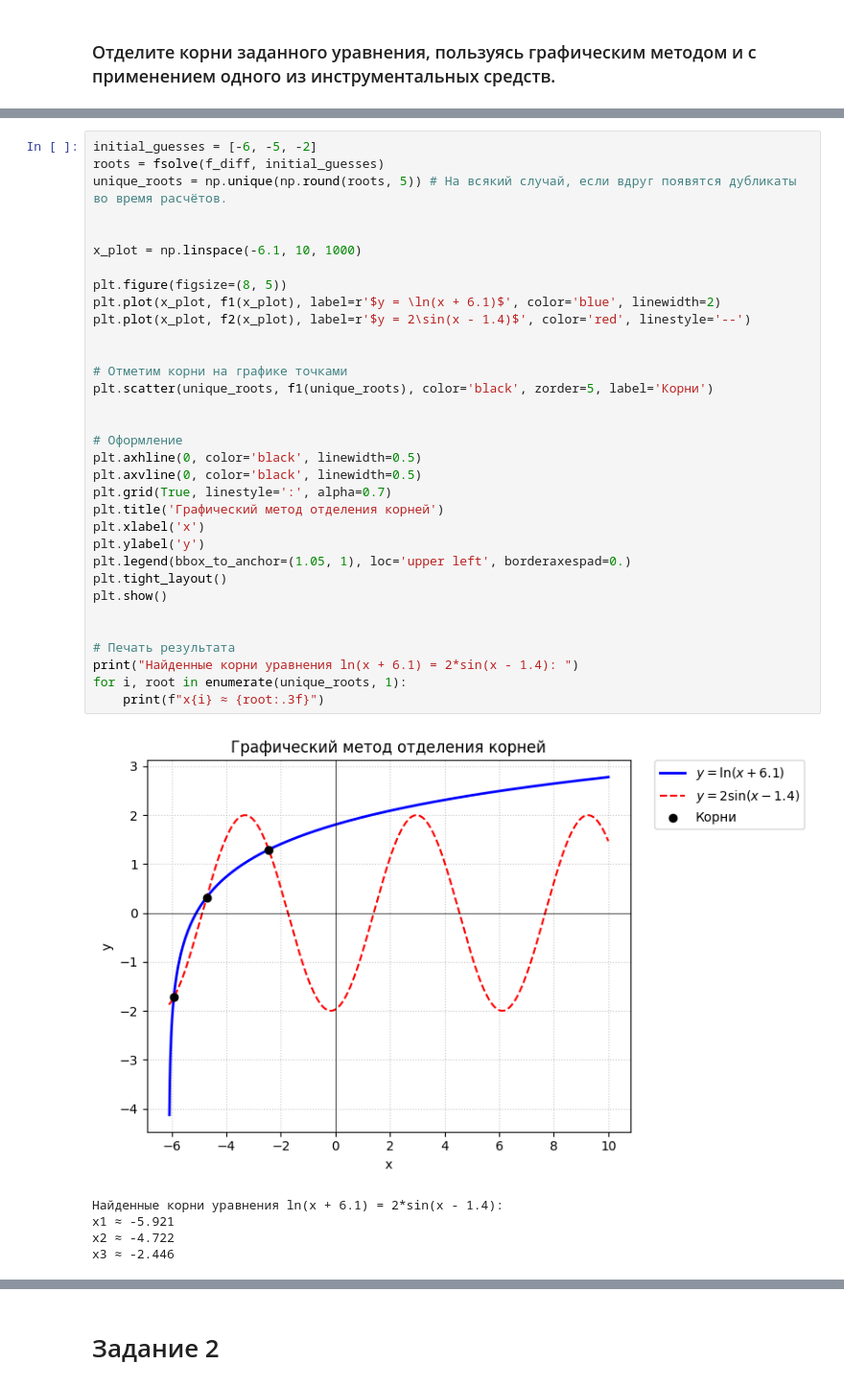
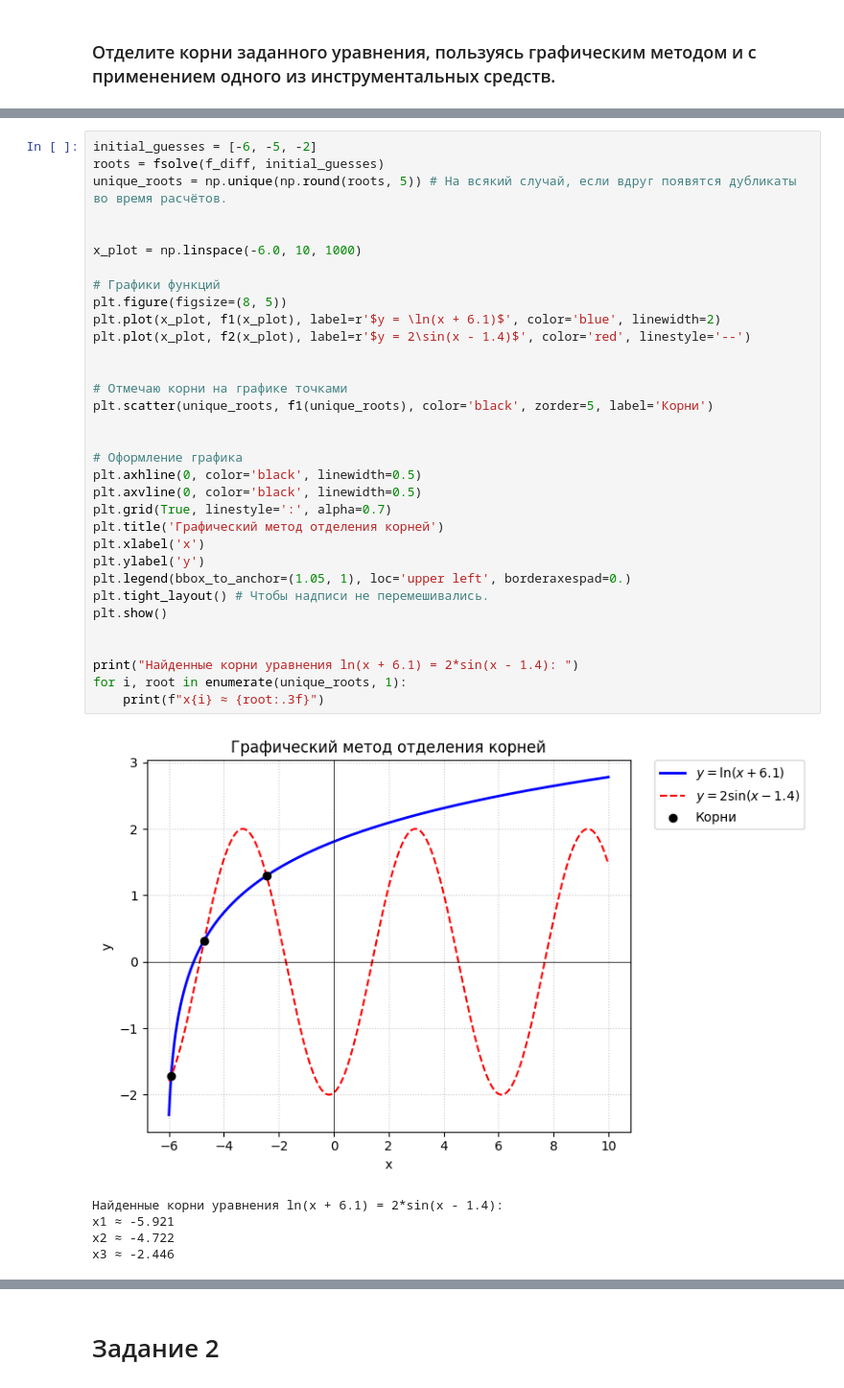
Before and after one commit to Eg0r-S/my_work_for_college, a Jupyter notebook: Work_for_number.s_methods.ipynb, the cells around one changed output, grey strips where cells are left out. Shown at 96% size. Saved outputs shown, nothing was run; the diff lists cells and outputs as text.

```diff
--- a/Work_for_number.s_methods.ipynb
+++ b/Work_for_number.s_methods.ipynb
@@ -47,38 +49,38 @@ plt.show()
 # %%
 initial_guesses = [-6, -5, -2]
 roots = fsolve(f_diff, initial_guesses)
 unique_roots = np.unique(np.round(roots, 5)) # На всякий случай, если вдруг появятся дубликаты во время расчётов.
 
 
-x_plot = np.linspace(-6.1, 10, 1000)
+x_plot = np.linspace(-6.0, 10, 1000)
 
+# Графики функций
 plt.figure(figsize=(8, 5))
 plt.plot(x_plot, f1(x_plot), label=r'$y = \ln(x + 6.1)$', color='blue', linewidth=2)
 plt.plot(x_plot, f2(x_plot), label=r'$y = 2\sin(x - 1.4)$', color='red', linestyle='--')
 
 
-# Отметим корни на графике точками
+# Отмечаю корни на графике точками
 plt.scatter(unique_roots, f1(unique_roots), color='black', zorder=5, label='Корни')
 
 
-# Оформление
+# Оформление графика
 plt.axhline(0, color='black', linewidth=0.5)
 plt.axvline(0, color='black', linewidth=0.5)
 plt.grid(True, linestyle=':', alpha=0.7)
 plt.title('Графический метод отделения корней')
 plt.xlabel('x')
 plt.ylabel('y')
 plt.legend(bbox_to_anchor=(1.05, 1), loc='upper left', borderaxespad=0.)
-plt.tight_layout()
+plt.tight_layout() # Чтобы надписи не перемешивались.
 plt.show()
 
 
-# Печать результата
 print("Найденные корни уравнения ln(x + 6.1) = 2*sin(x - 1.4): ")
 for i, root in enumerate(unique_roots, 1):
     print(f"x{i} ≈ {root:.3f}")
 # %% [output]
-[figure, old version]
+[figure, new version]
 Найденные корни уравнения ln(x + 6.1) = 2*sin(x - 1.4):
 x1 ≈ -5.921
 x2 ≈ -4.722
```
Also changed, not shown: parts of 11 cells of this notebook.
